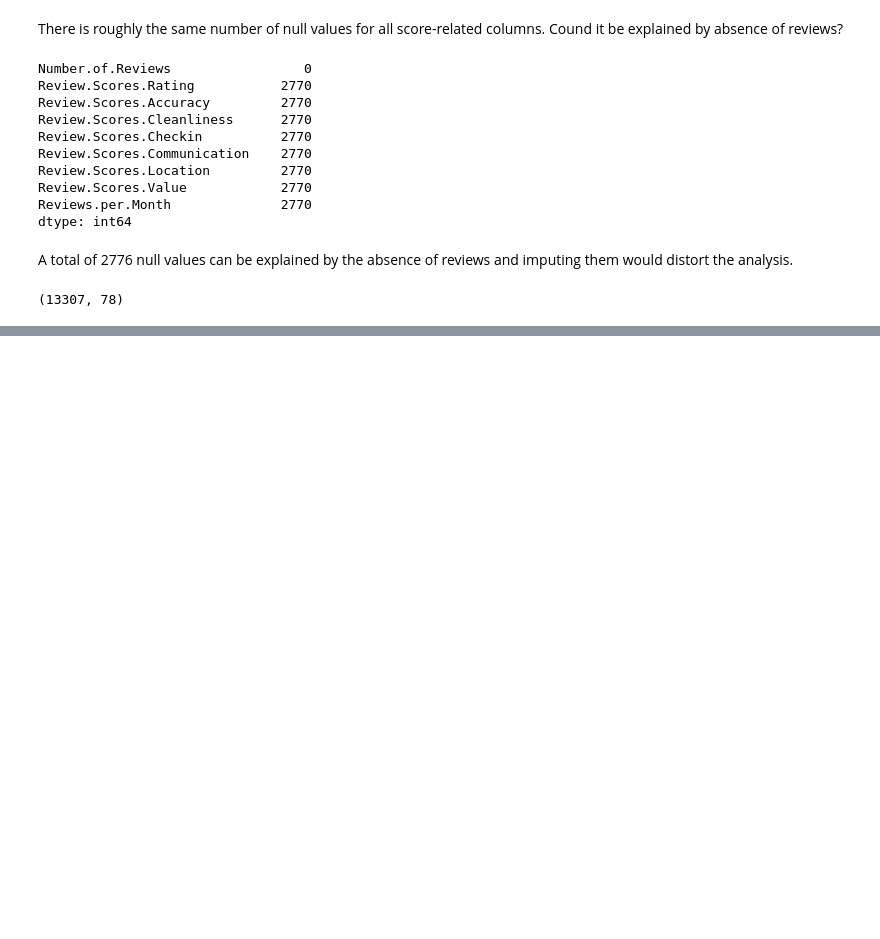
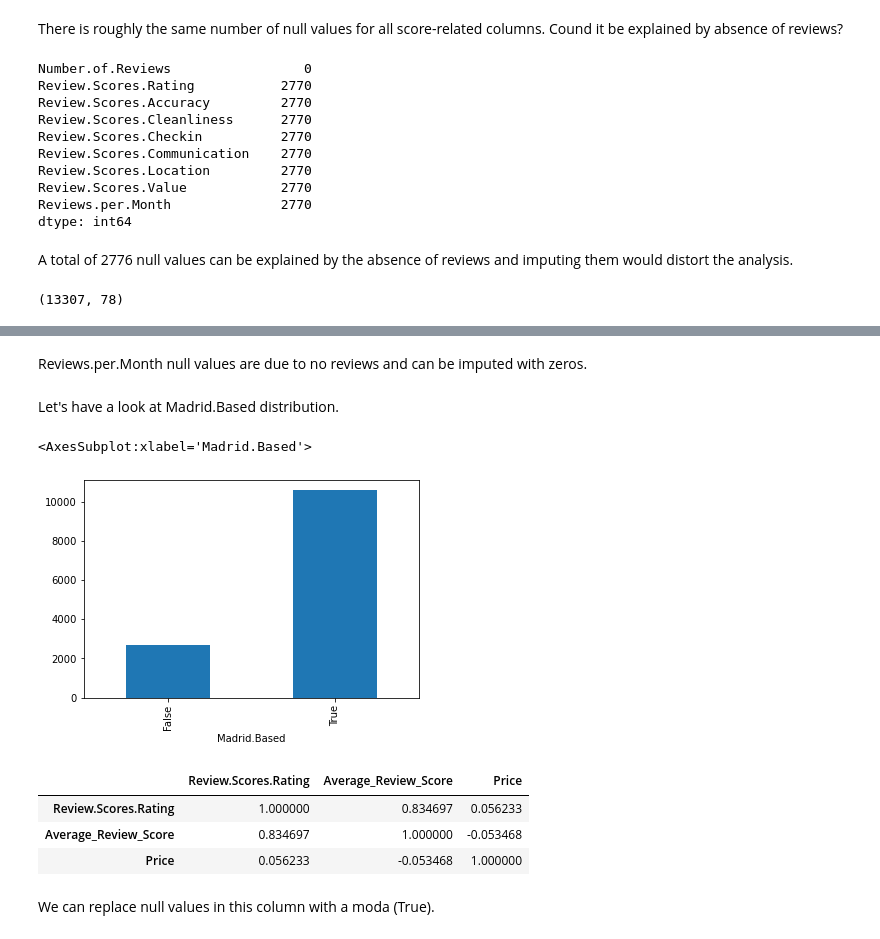
Before and after one commit to ekaterinaleks/preparation_for_final_project, a Jupyter notebook: eda_with_python.ipynb, the cells around one changed output, grey strips where cells are left out. Cells and saved outputs as stored; diff of their text form; code cells hidden in the pictures; blank space fills up the shorter version.

```diff
--- a/eda_with_python.ipynb
+++ b/eda_with_python.ipynb
@@ -748,0 +807,4 @@ df_listings.to_csv('airbnb_ready.csv', sep=";")
+# %%
+df_listings['Average_Review_Score'] = (df_listings['Review.Scores.Accuracy'] + df_listings['Review.Scores.Cleanliness'] + df_listings['Review.Scores.Checkin'] + df_listings['Review.Scores.Communication'] + df_listings['Review.Scores.Location'] + df_listings['Review.Scores.Value'])/6
+# %%
+df_listings.drop(['Review.Scores.Accuracy', 'Review.Scores.Cleanliness','Review.Scores.Checkin','Review.Scores.Communication', 'Review.Scores.Location', 'Review.Scores.Value'], axis=1, inplace=True)
@@ -748,0 +823,22 @@ df_listings.to_csv('airbnb_ready.csv', sep=";")
+# %%
+df_listings['Average_Review_Score'].fillna(df_listings['Average_Review_Score'].quantile(0.01), inplace=True)
+# %% [markdown]
+Reviews.per.Month null values are due to no reviews and can be imputed with zeros.
+# %%
+df_listings['Reviews.per.Month'].fillna(0, inplace=True)
+# %% [markdown]
+Let's have a look at Madrid.Based distribution.
+# %%
+df_listings.groupby('Madrid.Based')['ID'].count().plot.bar()
+# %% [output]
+<AxesSubplot:xlabel='Madrid.Based'>
+[figure, added]
+# %%
+df_listings[['Review.Scores.Rating', 'Average_Review_Score', 'Price']].corr()
+# %% [output]
+|  | Review.Scores.Rating | Average_Review_Score | Price |
+| Review.Scores.Rating | 1.000000 | 0.834697 | 0.056233 |
+| Average_Review_Score | 0.834697 | 1.000000 | -0.053468 |
+| Price | 0.056233 | -0.053468 | 1.000000 |
+# %% [markdown]
+We can replace null values in this column with a moda (True).
```
Also changed, not shown: parts of 15 cells of this notebook, 1 other file.
